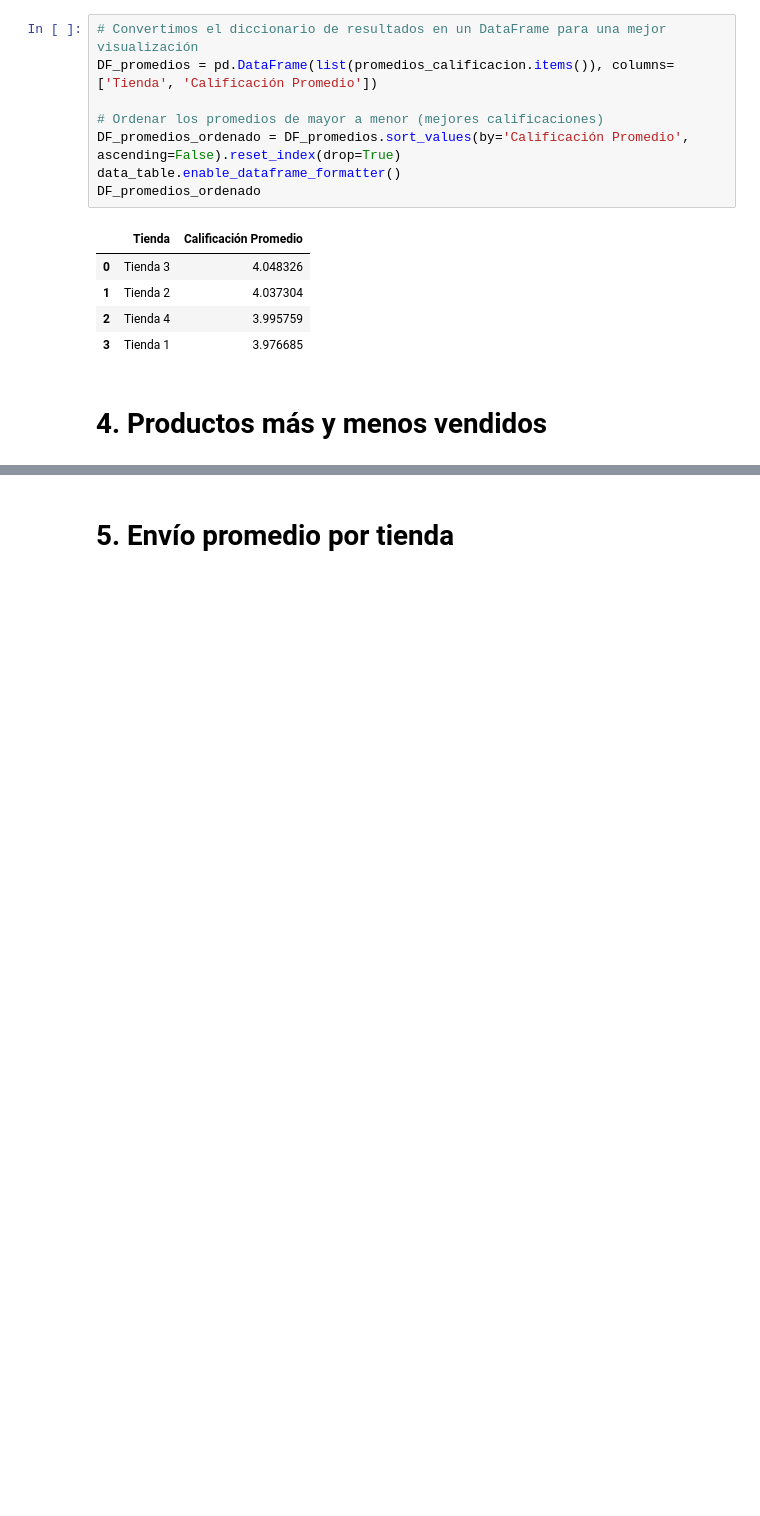
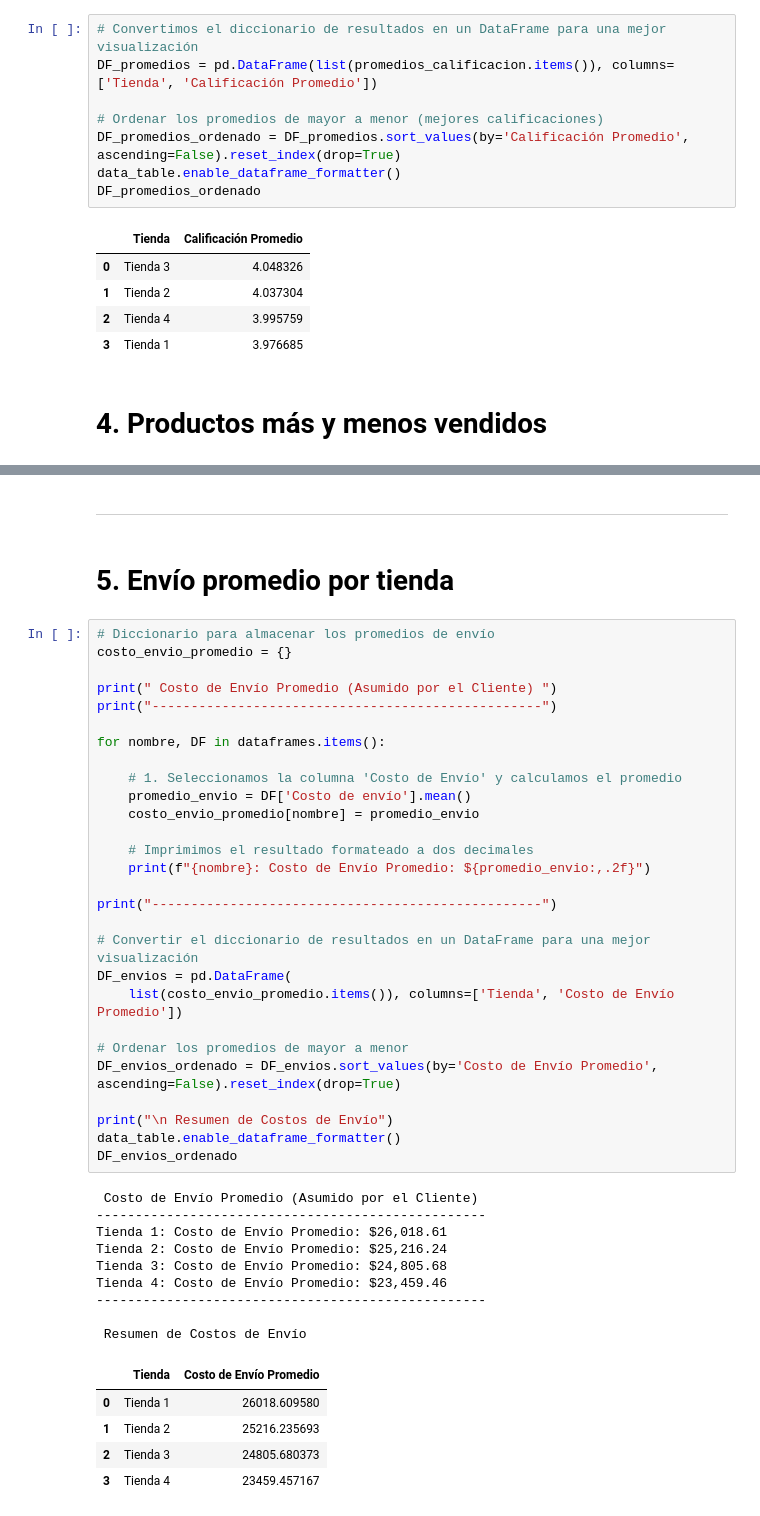
Before and after one commit to JDVAR7/challenge1-data-science-latam, a Jupyter notebook: AluraStoreLatam.ipynb, the cells around one changed output, grey strips where cells are left out. Saved outputs shown, nothing was run; the diff lists cells and outputs as text; blank space fills up the shorter version.

```diff
--- a/AluraStoreLatam.ipynb
+++ b/AluraStoreLatam.ipynb
@@ -217,2 +306,47 @@ DF_promedios_ordenado
+# %% [markdown]
+______________________________________________________________________________________________________________________________________________________
 # %% [markdown]
 # 5. Envío promedio por tienda
+# %%
+# Diccionario para almacenar los promedios de envío
+costo_envio_promedio = {}
+
+print(" Costo de Envío Promedio (Asumido por el Cliente) ")
+print("--------------------------------------------------")
+
+for nombre, DF in dataframes.items():
+
+    # 1. Seleccionamos la columna 'Costo de Envío' y calculamos el promedio
+    promedio_envio = DF['Costo de envío'].mean()
+    costo_envio_promedio[nombre] = promedio_envio
+
+    # Imprimimos el resultado formateado a dos decimales
+    print(f"{nombre}: Costo de Envío Promedio: ${promedio_envio:,.2f}")
+
+print("--------------------------------------------------")
+
+# Convertir el diccionario de resultados en un DataFrame para una mejor visualización
+DF_envios = pd.DataFrame(
+    list(costo_envio_promedio.items()), columns=['Tienda', 'Costo de Envío Promedio'])
+
+# Ordenar los promedios de mayor a menor
+DF_envios_ordenado = DF_envios.sort_values(by='Costo de Envío Promedio', ascending=False).reset_index(drop=True)
+
+print("\n Resumen de Costos de Envío")
+data_table.enable_dataframe_formatter()
+DF_envios_ordenado
+# %% [output]
+ Costo de Envío Promedio (Asumido por el Cliente)
+--------------------------------------------------
+Tienda 1: Costo de Envío Promedio: $26,018.61
+Tienda 2: Costo de Envío Promedio: $25,216.24
+Tienda 3: Costo de Envío Promedio: $24,805.68
+Tienda 4: Costo de Envío Promedio: $23,459.46
+--------------------------------------------------
+
+ Resumen de Costos de Envío
+|  | Tienda | Costo de Envío Promedio |
+| 0 | Tienda 1 | 26018.609580 |
+| 1 | Tienda 2 | 25216.235693 |
+| 2 | Tienda 3 | 24805.680373 |
+| 3 | Tienda 4 | 23459.457167 |
```
Also changed, not shown: parts of 4 cells of this notebook.
